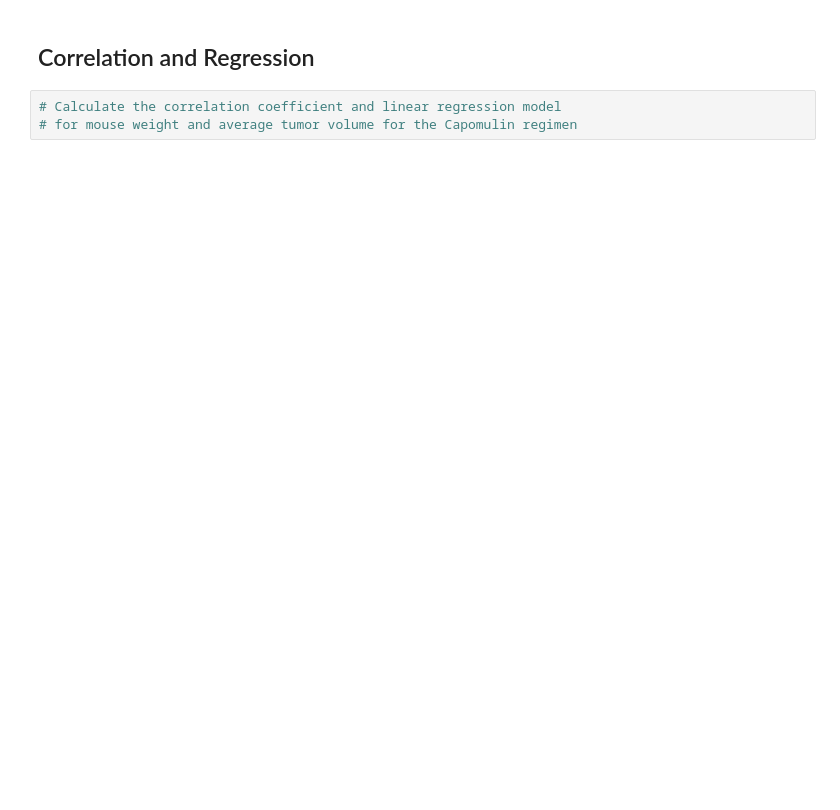
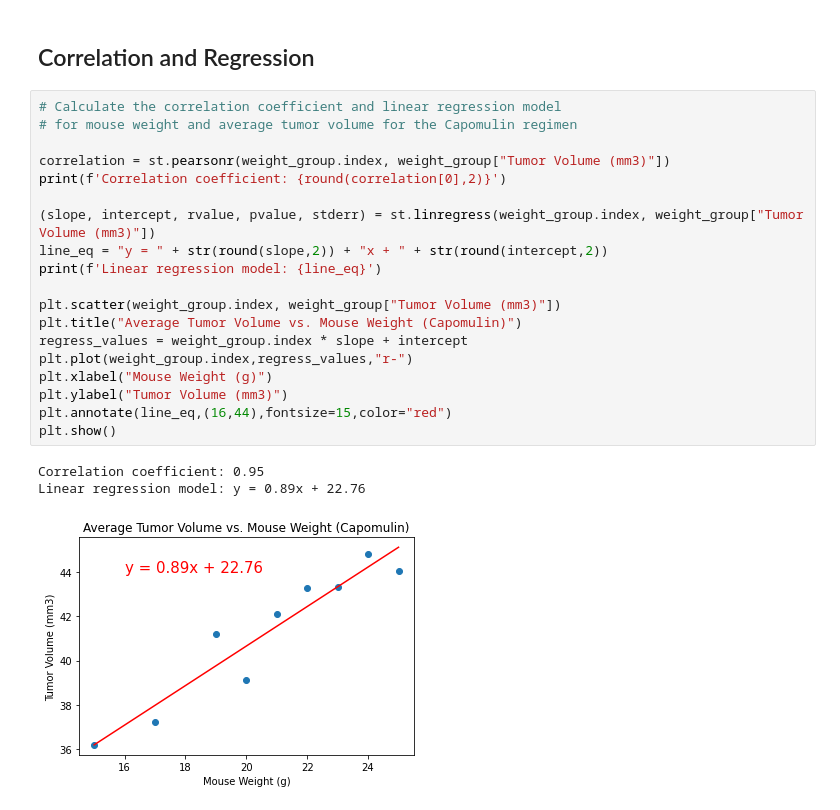
Before and after one commit to tombabjak/matplotlib-homework, a Jupyter notebook: pymaceuticals_starter.ipynb, the cells around one changed output. Cells and saved outputs as stored; diff of their text form; blank space fills up the shorter version.

```diff
--- a/pymaceuticals_starter.ipynb
+++ b/pymaceuticals_starter.ipynb
@@ -213,5 +265,25 @@ tumor_vol_data = []
 # %% [markdown]
 ## Correlation and Regression
-# %%
-# Calculate the correlation coefficient and linear regression model
-# for mouse weight and average tumor volume for the Capomulin regimen
+# %%
+# Calculate the correlation coefficient and linear regression model
+# for mouse weight and average tumor volume for the Capomulin regimen
+
+correlation = st.pearsonr(weight_group.index, weight_group["Tumor Volume (mm3)"])
+print(f'Correlation coefficient: {round(correlation[0],2)}')
+
+(slope, intercept, rvalue, pvalue, stderr) = st.linregress(weight_group.index, weight_group["Tumor Volume (mm3)"])
+line_eq = "y = " + str(round(slope,2)) + "x + " + str(round(intercept,2))
+print(f'Linear regression model: {line_eq}')
+
+plt.scatter(weight_group.index, weight_group["Tumor Volume (mm3)"])
+plt.title("Average Tumor Volume vs. Mouse Weight (Capomulin)")
+regress_values = weight_group.index * slope + intercept
+plt.plot(weight_group.index,regress_values,"r-")
+plt.xlabel("Mouse Weight (g)")
+plt.ylabel("Tumor Volume (mm3)")
+plt.annotate(line_eq,(16,44),fontsize=15,color="red")
+plt.show()
+# %% [output]
+Correlation coefficient: 0.95
+Linear regression model: y = 0.89x + 22.76
+[figure, added]
```
Also changed, not shown: parts of 5 cells of this notebook.
